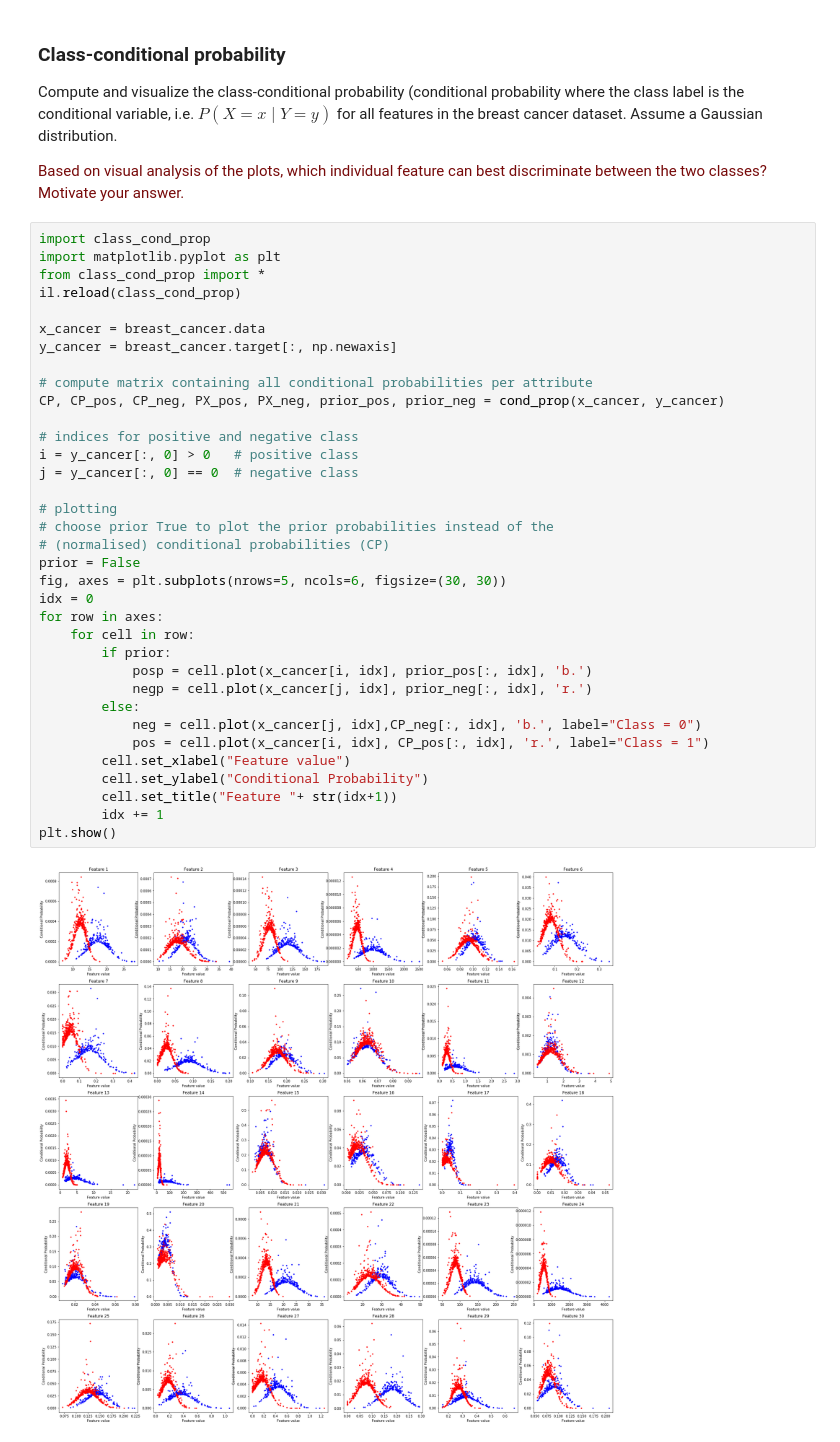
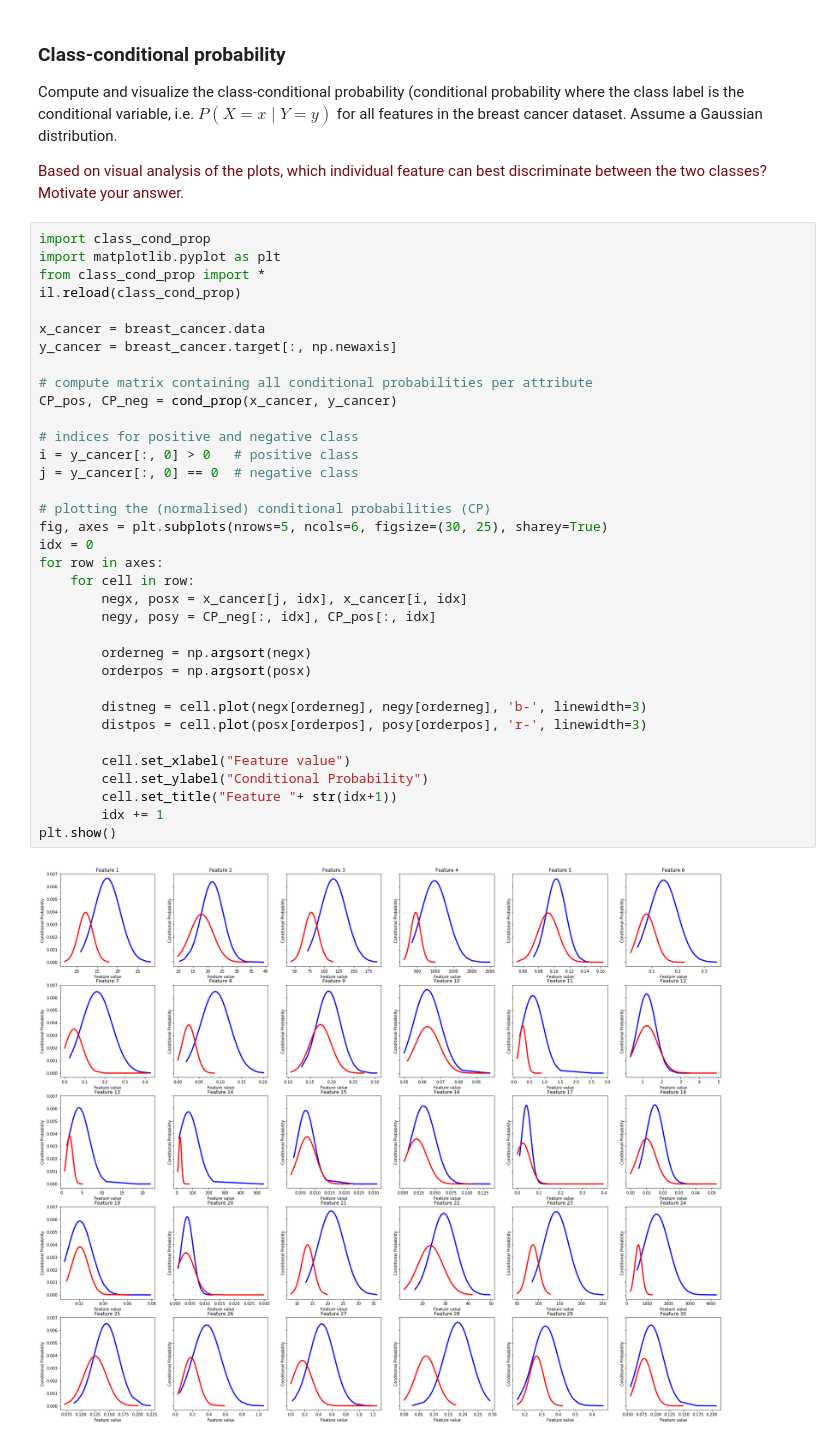
Before and after one commit to tdewaard/8dm40-machine-learning, a Jupyter notebook: practicals/week_1.ipynb, the cells around one changed output. Cells and saved outputs as stored; diff of their text form.

Commit message:
final final addition cond prop

```diff
--- a/practicals/week_1.ipynb
+++ b/practicals/week_1.ipynb
@@ -284,38 +284,38 @@ Compute and visualize the class-conditional probability (conditional probability
 # %%
 import class_cond_prop
 import matplotlib.pyplot as plt
 from class_cond_prop import *
 il.reload(class_cond_prop)
 
 x_cancer = breast_cancer.data
 y_cancer = breast_cancer.target[:, np.newaxis]
 
 # compute matrix containing all conditional probabilities per attribute
-CP, CP_pos, CP_neg, PX_pos, PX_neg, prior_pos, prior_neg = cond_prop(x_cancer, y_cancer)
+CP_pos, CP_neg = cond_prop(x_cancer, y_cancer)
 
 # indices for positive and negative class
 i = y_cancer[:, 0] > 0   # positive class
 j = y_cancer[:, 0] == 0  # negative class
 
-# plotting
-# choose prior True to plot the prior probabilities instead of the
-# (normalised) conditional probabilities (CP)
-prior = False
-fig, axes = plt.subplots(nrows=5, ncols=6, figsize=(30, 30))
+# plotting the (normalised) conditional probabilities (CP)
+fig, axes = plt.subplots(nrows=5, ncols=6, figsize=(30, 25), sharey=True)
 idx = 0
 for row in axes:
     for cell in row:
-        if prior:
-            posp = cell.plot(x_cancer[i, idx], prior_pos[:, idx], 'b.')
-            negp = cell.plot(x_cancer[j, idx], prior_neg[:, idx], 'r.')
-        else:
-            neg = cell.plot(x_cancer[j, idx],CP_neg[:, idx], 'b.', label="Class = 0")
-            pos = cell.plot(x_cancer[i, idx], CP_pos[:, idx], 'r.', label="Class = 1")
+        negx, posx = x_cancer[j, idx], x_cancer[i, idx]
+        negy, posy = CP_neg[:, idx], CP_pos[:, idx]
+
+        orderneg = np.argsort(negx)
+        orderpos = np.argsort(posx)
+
+        distneg = cell.plot(negx[orderneg], negy[orderneg], 'b-', linewidth=3)
+        distpos = cell.plot(posx[orderpos], posy[orderpos], 'r-', linewidth=3)
+
         cell.set_xlabel("Feature value")
         cell.set_ylabel("Conditional Probability")
         cell.set_title("Feature "+ str(idx+1))
         idx += 1
 plt.show()
 # %% [output]
-[figure, old version]
+[figure, new version]
 # %% [markdown]
```
Also changed, not shown: parts of 1 cell of this notebook, 1 other file.
